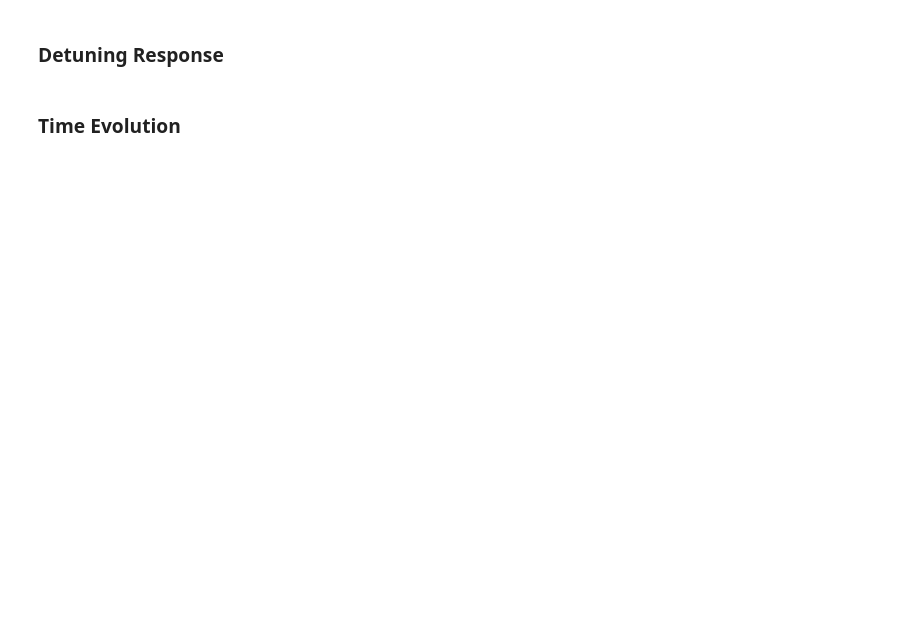
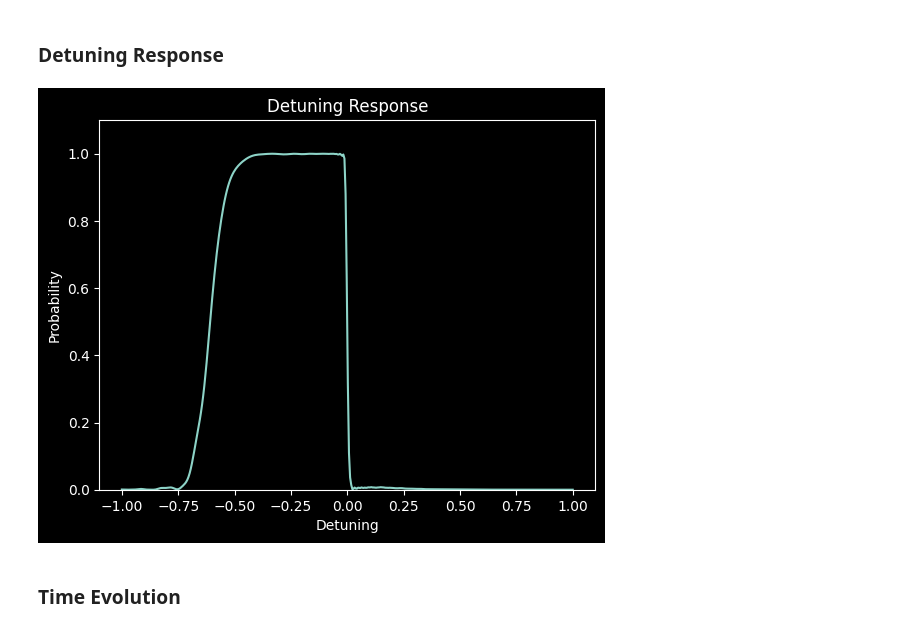
Before and after one commit to Slippery-Chickenz/qipQubitSimTools, a Jupyter notebook: examples/example.ipynb, the cells around one changed output. Cells and saved outputs as stored; diff of their text form; code cells hidden in the pictures; blank space fills up the shorter version.

```diff
--- a/examples/example.ipynb
+++ b/examples/example.ipynb
@@ -58,5 +112,6 @@ parameters = f["parameters"]
 # %%
 assert(isinstance(results, h5py.Group))
 assert(isinstance(parameters, h5py.Group))
-probabilities = np.array(results["probabilities"])#[:,-1])
-detunings = np.array(parameters["qubits_larmor_base_value"])
+probabilities = np.array(results["probabilities"])
+times = np.array(results["times"])
+detunings = np.array(parameters["qubits_guess_larmor"])
@@ -65,4 +118,9 @@ print(np.shape(results["probabilities"]))
 # %%
-#plt.plot(detunings[:], probabilities[:])
-plt.plot(detunings[:], probabilities)
+plt.plot(detunings[:], probabilities[:,-1])
+plt.ylim(0, 1.1)
+plt.title("Detuning Response")
+plt.ylabel("Probability")
+plt.xlabel("Detuning")
 plt.show()
+# %% [output]
+[figure, added]
```
Also changed, not shown: parts of 25 cells of this notebook, 17 other files.
